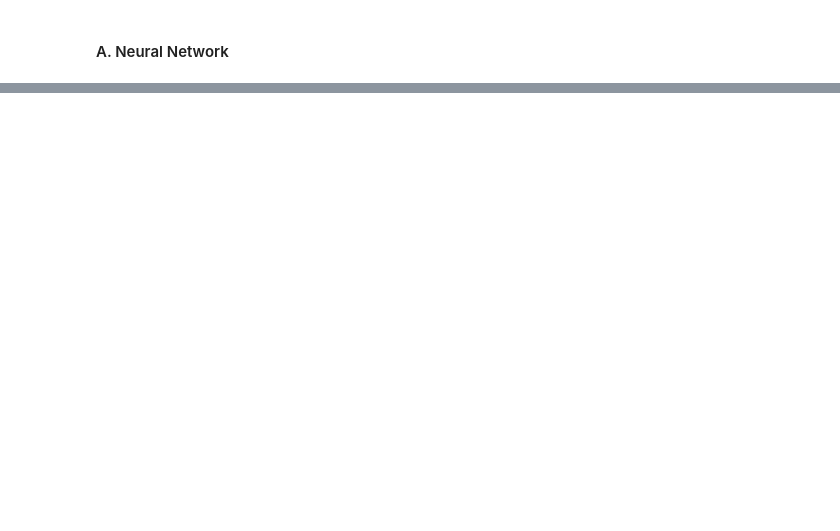
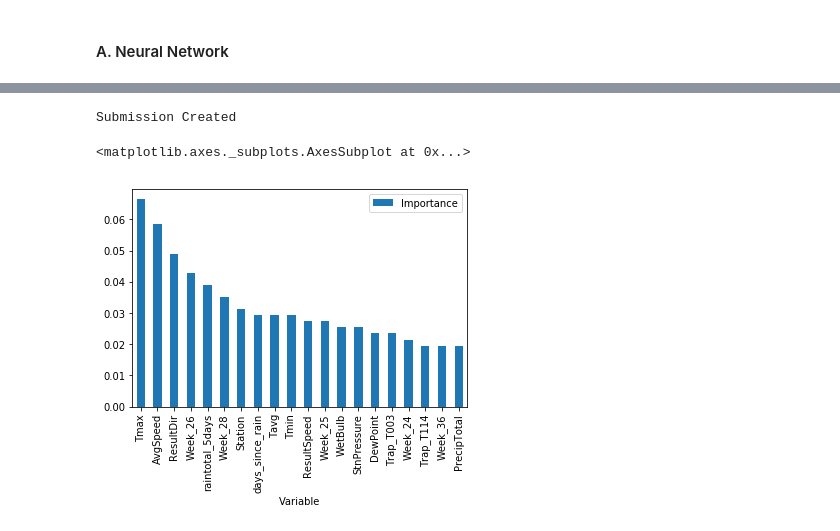
Before and after one commit to VivianAngela/West-Nile-Virus-Prediction-1, a Jupyter notebook: West Nile Virus Prediction.ipynb, the cells around one changed output, grey strips where cells are left out. Saved outputs shown, nothing was run; the diff lists cells and outputs as text; code cells hidden in the pictures; blank space fills up the shorter version.

```diff
--- a/West Nile Virus Prediction.ipynb
+++ b/West Nile Virus Prediction.ipynb
@@ -198,10 +377,14 @@ y_train = train_data_upsampled['WnvPresent']
 # %% [markdown]
 #### A. Neural Network
 # %%
+testnames = test.columns.tolist()
+
 #standardizing data to normalize with a mean of 0 and a stdDev of 1
 ss = StandardScaler()
 X_train = ss.fit_transform(X_train)
 X_test = ss.transform(X_test)
+
+test = ss.transform(test)
 # %%
 #create model
 model = Sequential()
@@ -272,0 +597,18 @@ plt.legend();
+# %%
+#predicting values for submission
+submission = pd.DataFrame(xgmodel.predict_proba(test)[:,1], columns = ['WnvPresent'])
+
+submission.set_index(np.arange(1, test.shape[0] + 1), inplace=True)
+submission = submission.reset_index().rename(columns = {'index':'Id'})
+submission.to_csv('~/Desktop/Git_lessons/Project4/westnilevirussubmission.csv', index = False)
+print('Submission Created')
+# %% [output]
+Submission Created
+# %%
+#show features for xgboost model
+xg_importances = pd.DataFrame(sorted(zip(testnames, xgmodel.feature_importances_), reverse = True), columns = ['Variable', 'Importance']).set_index('Variable')
+# %%
+xg_importances.sort_values(by = 'Importance', ascending = False).iloc[:20,:].plot(kind = 'bar')
+# %% [output]
+<matplotlib.axes._subplots.AxesSubplot at 0x...>
+[figure, added]
```
Also changed, not shown: parts of 66 cells of this notebook.
